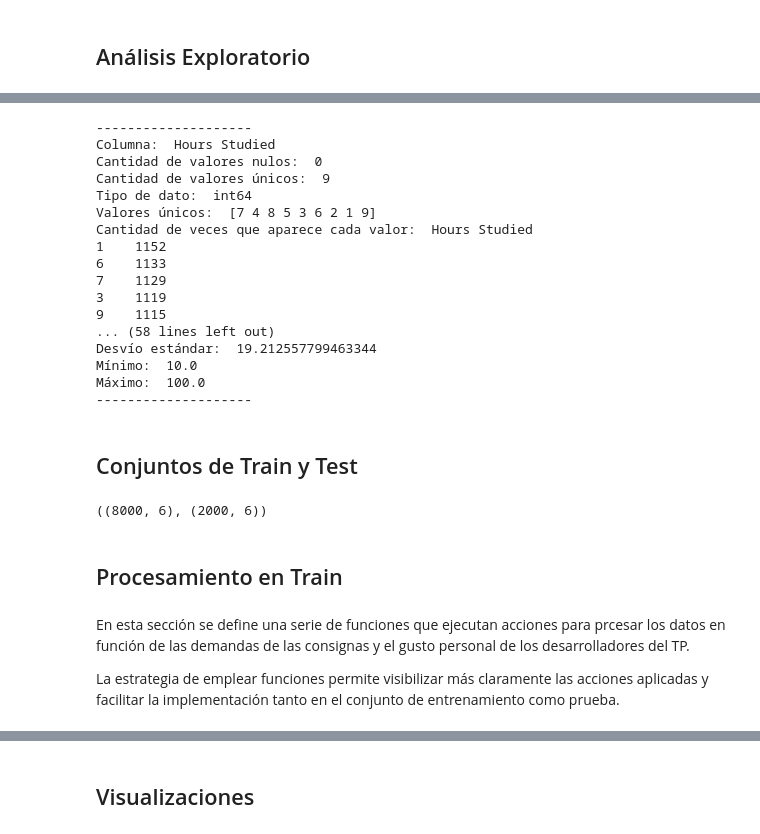
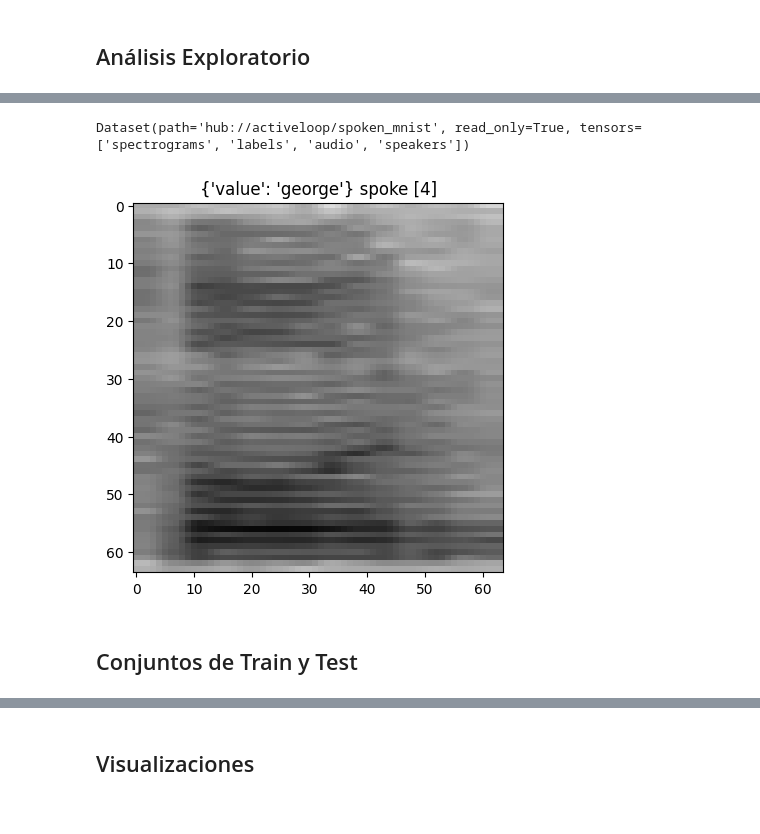
Before and after one commit to MiguelMussi/AAII_TP2, a Jupyter notebook: Problema_1.ipynb, the cells around one changed output, grey strips where cells are left out. Drawn from its saved outputs; the diff is of its cells as text; code cells hidden in the pictures.

```diff
--- a/Problema_1.ipynb
+++ b/Problema_1.ipynb
@@ -103,0 +94,2 @@ df
+# %%
+ds = hub.load("hub://activeloop/spoken_mnist")
@@ -134,44 +108,14 @@ df.describe()
-# %%
-cols = df.columns
-
-for col in cols:
-    print("--------------------")
-    print("Columna: ", col)
-    print("Cantidad de valores nulos: ", df[col].isnull().sum())
-    print("Cantidad de valores únicos: ", df[col].nunique())
-    print("Tipo de dato: ", df[col].dtype)
-    # Si no es numérica, continuar con la siguiente columna
-    if df[col].dtype == "object":
-        print("--------------------\n")
-        continue
-    # Si es una columna categórica, mostrar la cantidad de veces que aparece cada valor
-    if df[col].nunique() < 10:
-        print("Valores únicos: ", df[col].unique())
-        print("Cantidad de veces que aparece cada valor: ", df[col].value_counts())
-    else:
-        # Si es una columna numérica, mostramos media, desvío estándar, mínimo, máximo...
-        print("Media: ", df[col].mean())
-        print("Desvío estándar: ", df[col].std())
-        print("Mínimo: ", df[col].min())
-        print("Máximo: ", df[col].max())
-    print("--------------------\n")
-# %% [output]
---------------------
-Columna:  Hours Studied
-Cantidad de valores nulos:  0
-Cantidad de valores únicos:  9
-Tipo de dato:  int64
-Valores únicos:  [7 4 8 5 3 6 2 1 9]
-Cantidad de veces que aparece cada valor:  Hours Studied
-1    1152
-6    1133
-7    1129
-3    1119
-9    1115
-... (58 lines left out)
-Desvío estándar:  19.212557799463344
-Mínimo:  10.0
-Máximo:  100.0
---------------------
+# %%
+ds
+# %% [output]
+Dataset(path='hub://activeloop/spoken_mnist', read_only=True, tensors=['spectrograms', 'labels', 'audio', 'speakers'])
+# %%
+# check out the first spectrogram, it's label, and who spoke it!
+index = 1234
+plt.imshow(ds.spectrograms[index].numpy())
+plt.title(f"{ds.speakers[index].data()} spoke {ds.labels[index].numpy()}")
+plt.show()
+# %% [output]
+[figure, added]
 # %% [markdown]
 ## Conjuntos de Train y Test
@@ -180,10 +121,0 @@ df_train, df_test = train_test_split(df, test_size=0.2, random_state=123)
-# %%
-df_train.shape, df_test.shape
-# %% [output]
-((8000, 6), (2000, 6))
-# %% [markdown]
-## Procesamiento en Train
-# %% [markdown]
-En esta sección se define una serie de funciones que ejecutan acciones para prcesar los datos en función de las demandas de las consignas y el gusto personal de los desarrolladores del TP.
-
-La estrategia de emplear funciones permite visibilizar más claramente las acciones aplicadas y facilitar la implementación tanto en el conjunto de entrenamiento como prueba.
```
Also changed, not shown: parts of 76 cells of this notebook.
